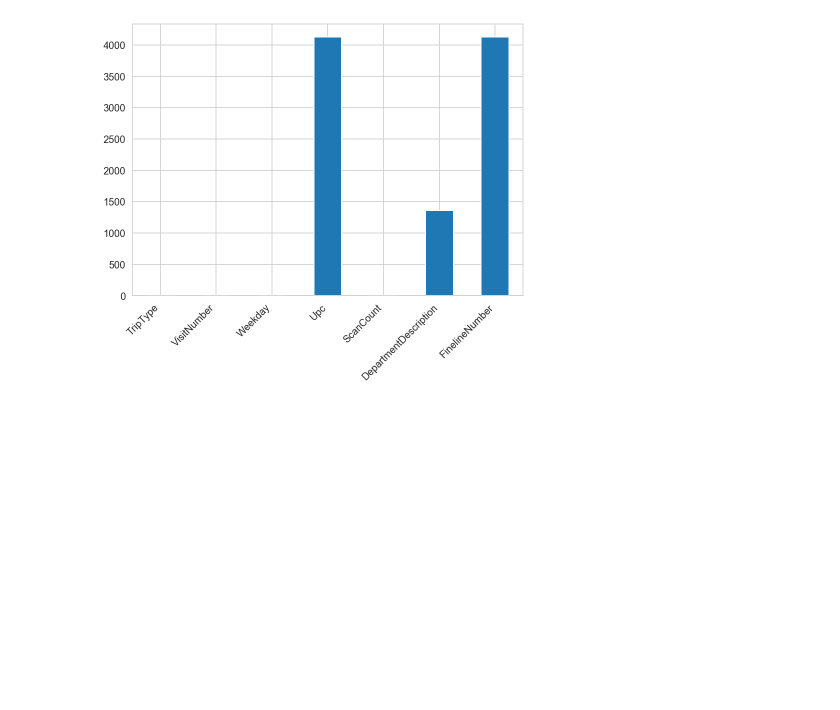
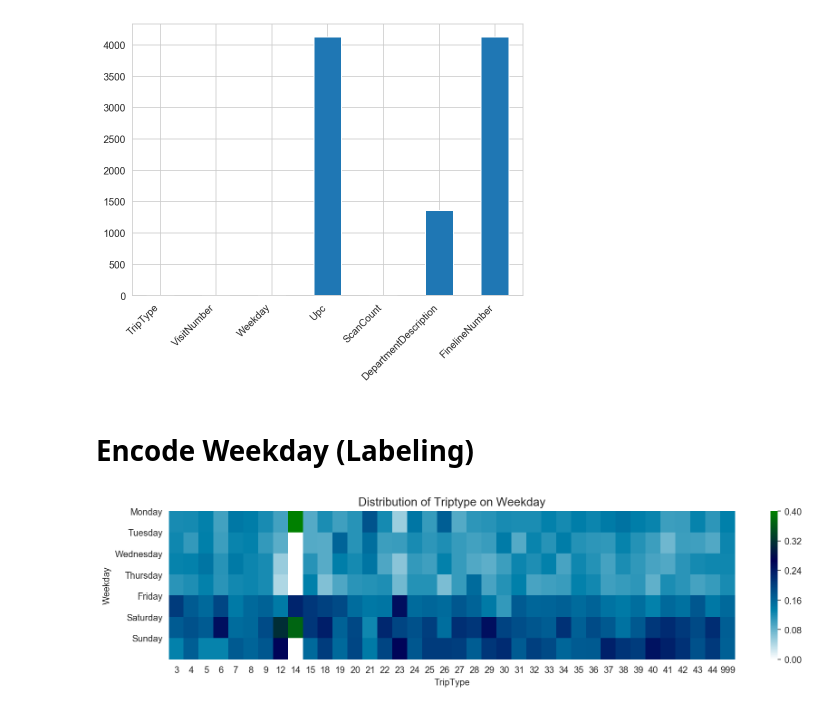
Before and after one commit to vrushit/Walmart-Recruiting-Trip-Type-Classification, a Jupyter notebook: SolutionPY.ipynb, the cells around one changed output. Drawn from its saved outputs; the diff is of its cells as text; code cells hidden in the pictures; blank space fills up the shorter version.

Commit message:
Encoding values

```diff
--- a/SolutionPY.ipynb
+++ b/SolutionPY.ipynb
@@ -52,3 +52,23 @@ plt.xticks(rotation=45, ha='right')
 plt.show()
 # %% [output]
 [figure]
+# %% [markdown]
+# Encode Weekday (Labeling)
+# %%
+wd = {"Monday": 0, "Tuesday": 1, "Wednesday": 2, "Thursday": 3,
+      "Friday": 4, "Saturday": 5, "Sunday": 6}
+train["Weekday"] = train["Weekday"].apply(lambda x: wd[x])
+test["Weekday"] = test["Weekday"].apply(lambda x: wd[x])
+# %%
+plt.figure(figsize=(14, 3))
+
+sns.heatmap(data=pd.crosstab(train["Weekday"],
+                             train["TripType"],
+                             values=train["VisitNumber"],
+                             aggfunc='count',
+                             normalize="columns"), cmap="ocean_r")
+plt.yticks(range(0,7), list(wd.keys()), rotation="horizontal")
+plt.title("Distribution of Triptype on Weekday", fontsize=13)
+plt.show()
+# %% [output]
+[figure, added]
```
